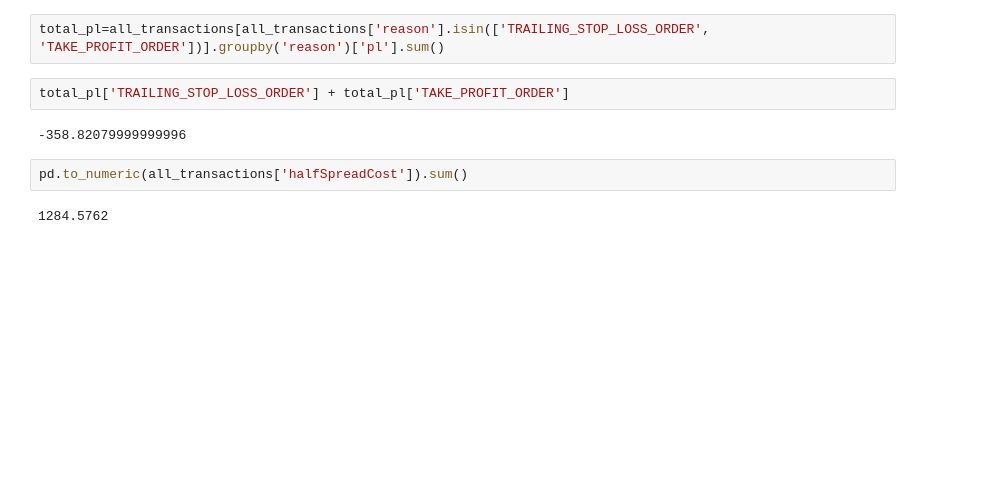
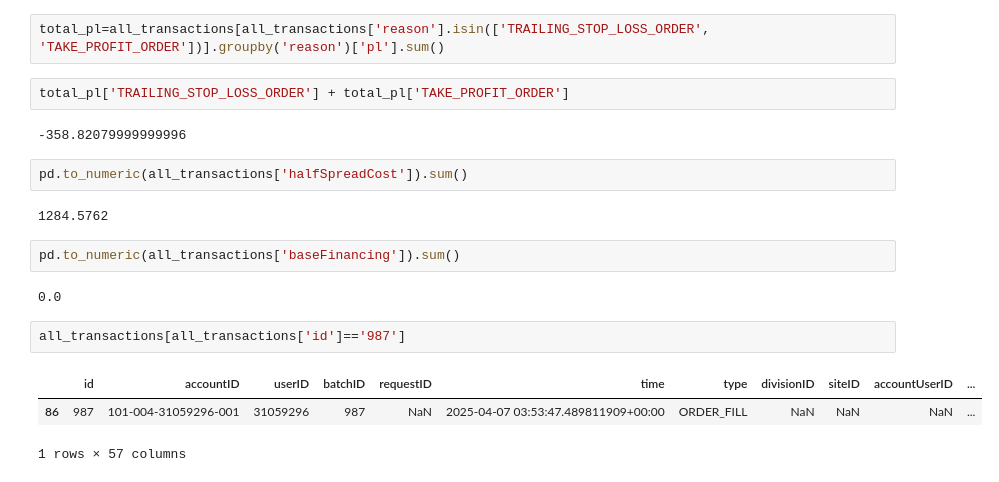
Before and after one commit to vgupta2710/Equity-Plans, a Jupyter notebook: deepnote/Data_Importer/3. Forex PnL.ipynb, the cells around one changed output. Saved outputs shown, nothing was run; the diff lists cells and outputs as text; blank space fills up the shorter version.

```diff
--- a/deepnote/Data_Importer/3. Forex PnL.ipynb
+++ b/deepnote/Data_Importer/3. Forex PnL.ipynb
@@ -125,6 +125,16 @@ total_pl['TRAILING_STOP_LOSS_ORDER'] + total_pl['TAKE_PROFIT_ORDER']
 pd.to_numeric(all_transactions['halfSpreadCost']).sum()
 # %% [output]
 1284.5762
+# %%
+pd.to_numeric(all_transactions['baseFinancing']).sum()
+# %% [output]
+0.0
+# %%
+all_transactions[all_transactions['id']=='987']
+# %% [output]
+|  | id | accountID | userID | batchID | requestID | time | type | divisionID | siteID | accountUserID | ... |
+| 86 | 987 | 101-004-31059296-001 | 31059296 | 987 | NaN | 2025-04-07 03:53:47.489811909+00:00 | ORDER_FILL | NaN | NaN | NaN | ... |
+1 rows × 57 columns
 # %% [markdown]
 <a style='text-decoration:none;line-height:16px;display:flex;color:#5B5B62;padding:10px;justify-content:end;' href='https://deepnote.com?utm_source=created-in-deepnote-cell&projectId=a127aa9e-0a77-4af9-a6ce-85e7a9b74042' target="_blank">
 <img alt='Created in deepnote.com' style='display:inline;max-height:16px;margin:0px;margin-right:7.5px;' src='embedded-picture-1' > </img>
```
Also changed, not shown: 1 other file.
